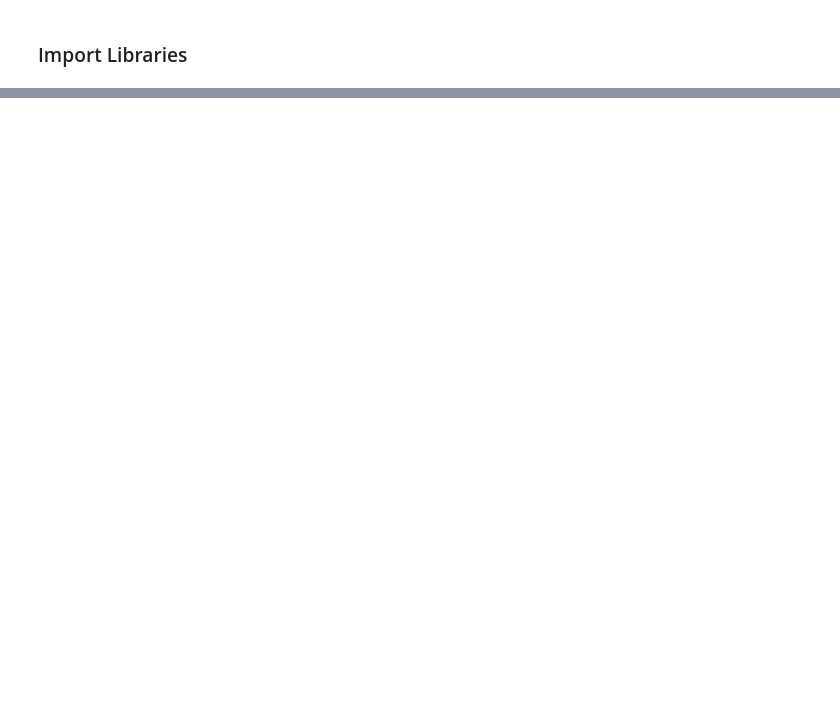
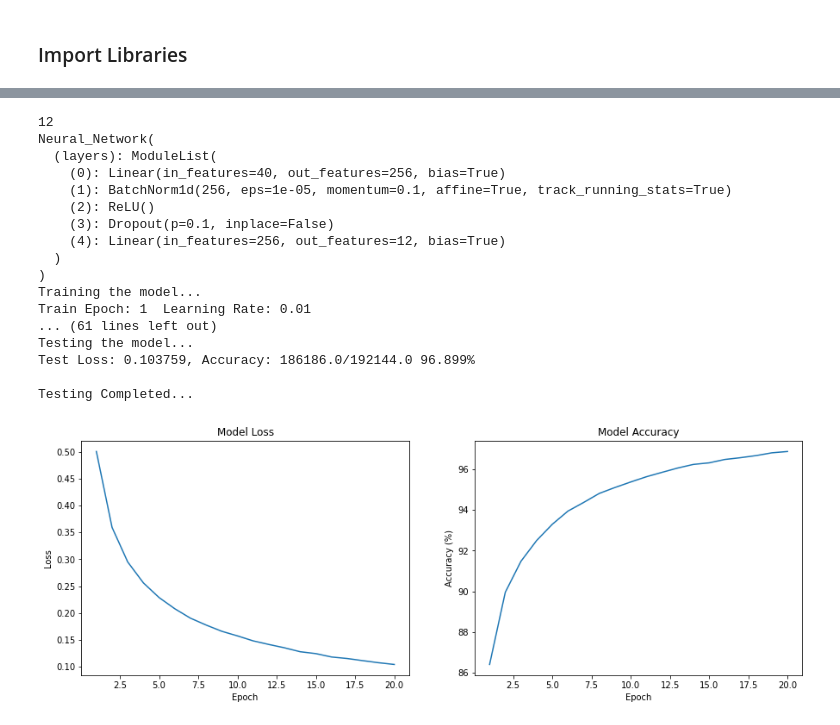
Before and after one commit to pm-pratyush/Human-Activity-Classification, a Jupyter notebook: src/Project_NN.ipynb, the cells around one changed output, grey strips where cells are left out. Saved outputs shown, nothing was run; the diff lists cells and outputs as text; code cells hidden in the pictures; blank space fills up the shorter version.

```diff
--- a/src/Project_NN.ipynb
+++ b/src/Project_NN.ipynb
@@ -247 +394,43 @@ print(np.unique(y_train))
+# %%
+# SGD Optimizer
+input_size = X_train.shape[1]
+hidden_size = [256]
+output_size = 12
+print(output_size)
+
+model = Neural_Network(input_size, hidden_size, output_size).to(device)
+criterion = nn.CrossEntropyLoss()
+optimizer = optim.SGD(model.parameters(), lr=0.01)
+print(model)
+
+tnt = Trainer_Validator_Tester(model, optimizer, criterion, train_loader, validation_loader, test_loader)
+
+print("Training the model...")
+tnt.train_and_validate(20)
+print("Training Completed...")
+print()
+print("Testing the model...")
+tnt.test()
+print("Testing Completed...")
+
+tnt.plot_loss_and_accuracy()
+# %% [output]
+12
+Neural_Network(
+  (layers): ModuleList(
+    (0): Linear(in_features=40, out_features=256, bias=True)
+    (1): BatchNorm1d(256, eps=1e-05, momentum=0.1, affine=True, track_running_stats=True)
+    (2): ReLU()
+    (3): Dropout(p=0.1, inplace=False)
+    (4): Linear(in_features=256, out_features=12, bias=True)
+  )
+)
+Training the model...
+Train Epoch: 1  Learning Rate: 0.01
+... (61 lines left out)
+Testing the model...
+Test Loss: 0.103759, Accuracy: 186186.0/192144.0 96.899%
+
+Testing Completed...
+[figure, added]
 # %%
```
Also changed, not shown: parts of 19 cells of this notebook, 10 other files.
